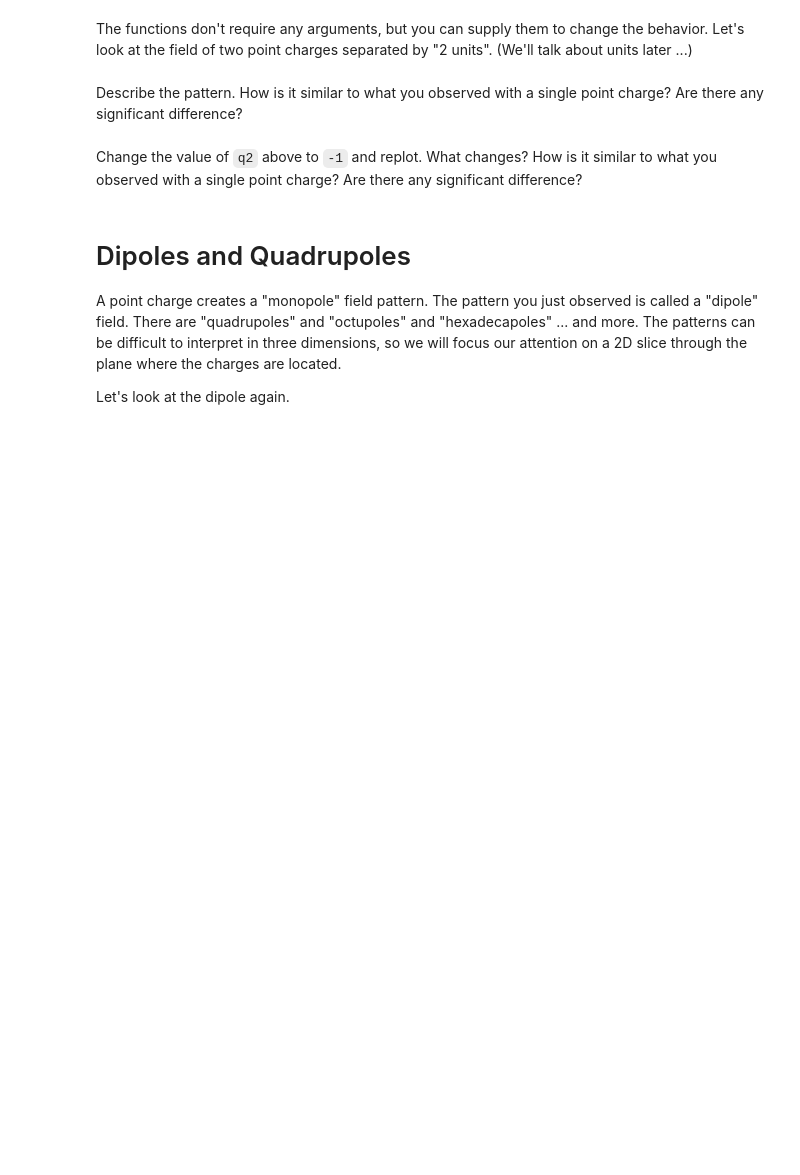
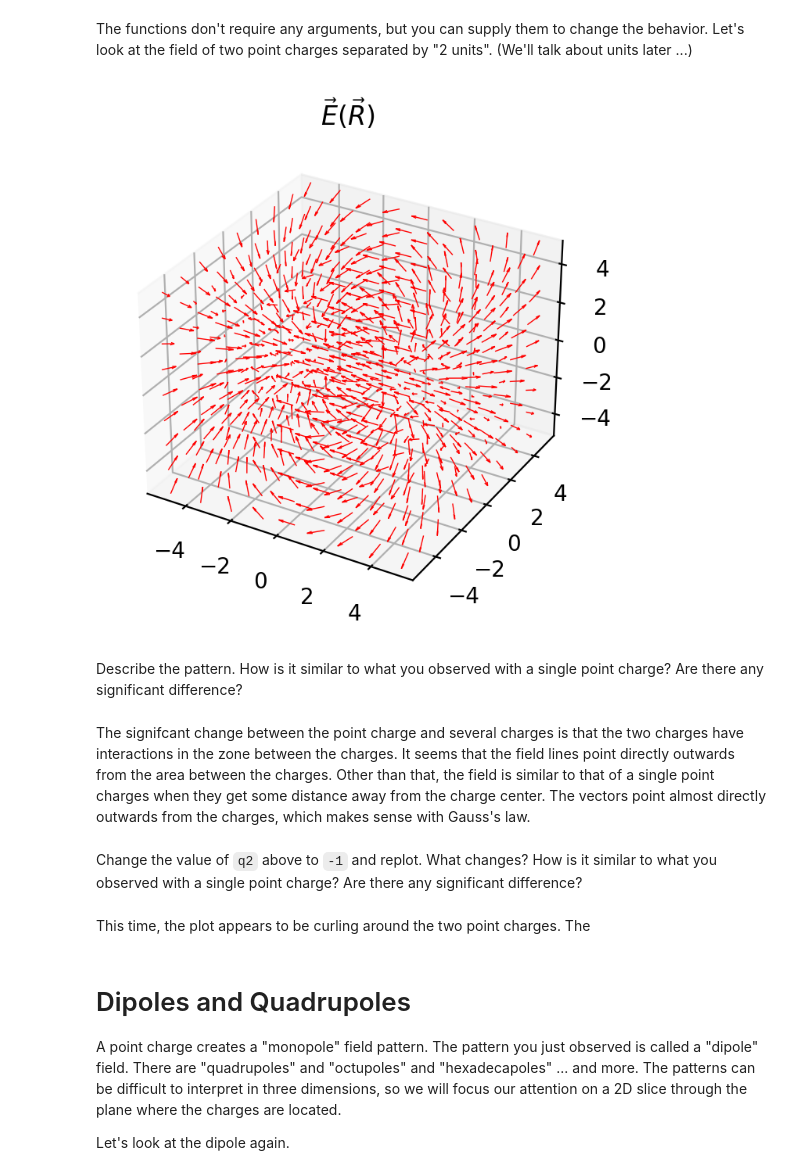
Before and after one commit to dr-kinder/electrodynamics, a Jupyter notebook: week-01/02-multipoles.ipynb, the cells around one changed output. Saved outputs shown, nothing was run; the diff lists cells and outputs as text; code cells hidden in the pictures; blank space fills up the shorter version.

```diff
--- a/week-01/02-multipoles.ipynb
+++ b/week-01/02-multipoles.ipynb
@@ -78,31 +80,37 @@ The functions don't require any arguments, but you can supply them to change the
 # %%
 # Charge 1
 q1 = +1
 x1 = +1
 y1 = 0
 z1 = 0
 
 # Charge 2
-q2 = +1
+q2 = -1
 x2 = -1
 y2 = 0
 z2 = 0
 
 # Combute combined potential.
 V1 = potential(q1, (x1,y1,z1))
 V2 = potential(q2, (x2,y2,z2))
 
 # Compute combined field.
 E1 = np.stack(field(q1, (x1,y1,z1)))
 E2 = np.stack(field(q2, (x2,y2,z2)))
 
 Ex, Ey, Ez = E1 + E2
 
 draw_field(X,Y,Z, Ex, Ey,Ez)
+# %% [output]
+[figure, added]
 # %% [markdown]
 Describe the pattern.  How is it similar to what you observed with a single point charge?  Are there any significant difference?
+# %% [markdown]
+The signifcant change between the point charge and several charges is that the two charges have interactions in the zone between the charges. It seems that the field lines point directly outwards from the area between the charges. Other than that, the field is similar to that of a single point charges when they get some distance away from the charge center. The vectors point almost directly outwards from the charges, which makes sense with Gauss's law.
 # %% [markdown]
 Change the value of `q2` above to `-1` and replot.  What changes?  How is it similar to what you observed with a single point charge?  Are there any significant difference?
+# %% [markdown]
+This time, the plot appears to be curling around the two point charges. The
 # %% [markdown]
 # Dipoles and Quadrupoles
 
```
Also changed, not shown: parts of 1 cell of this notebook.
